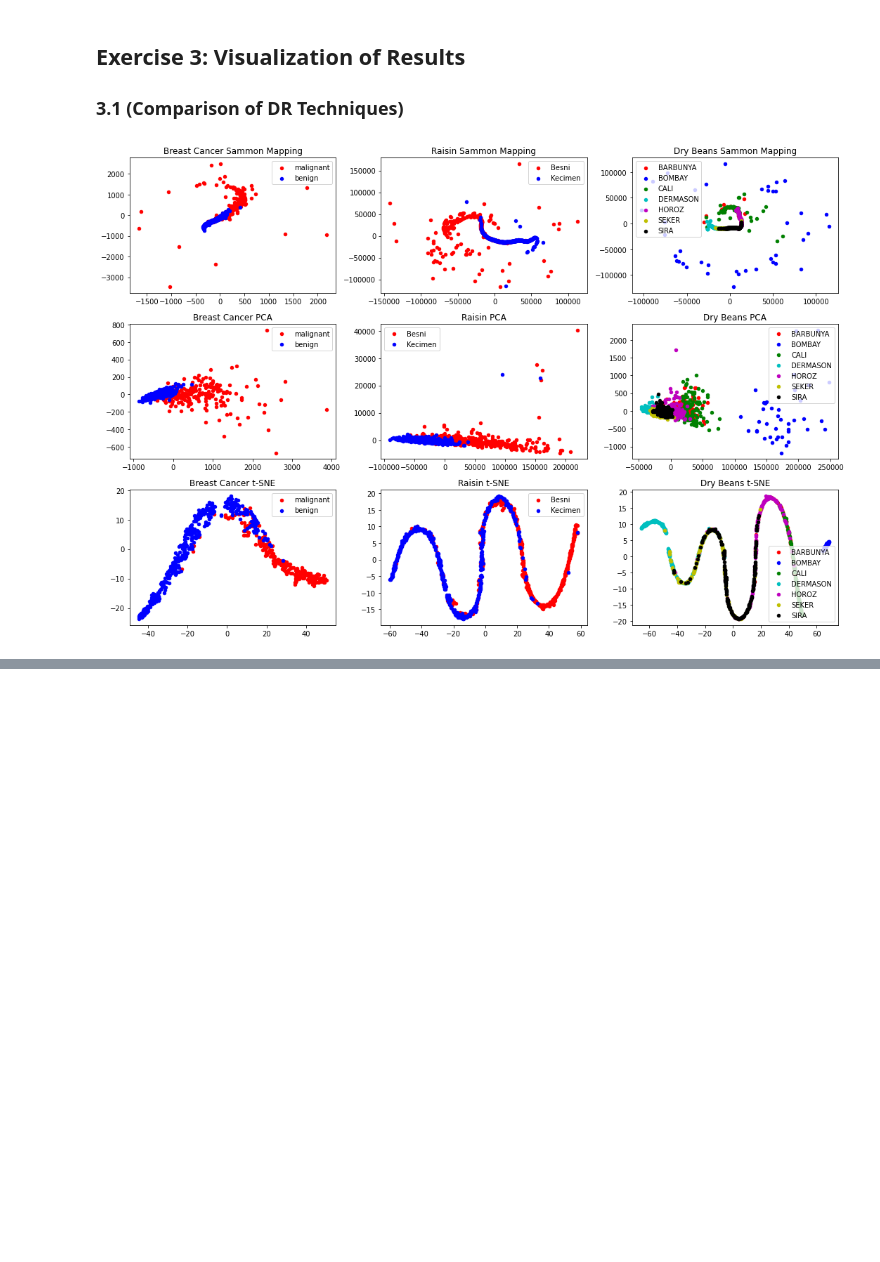
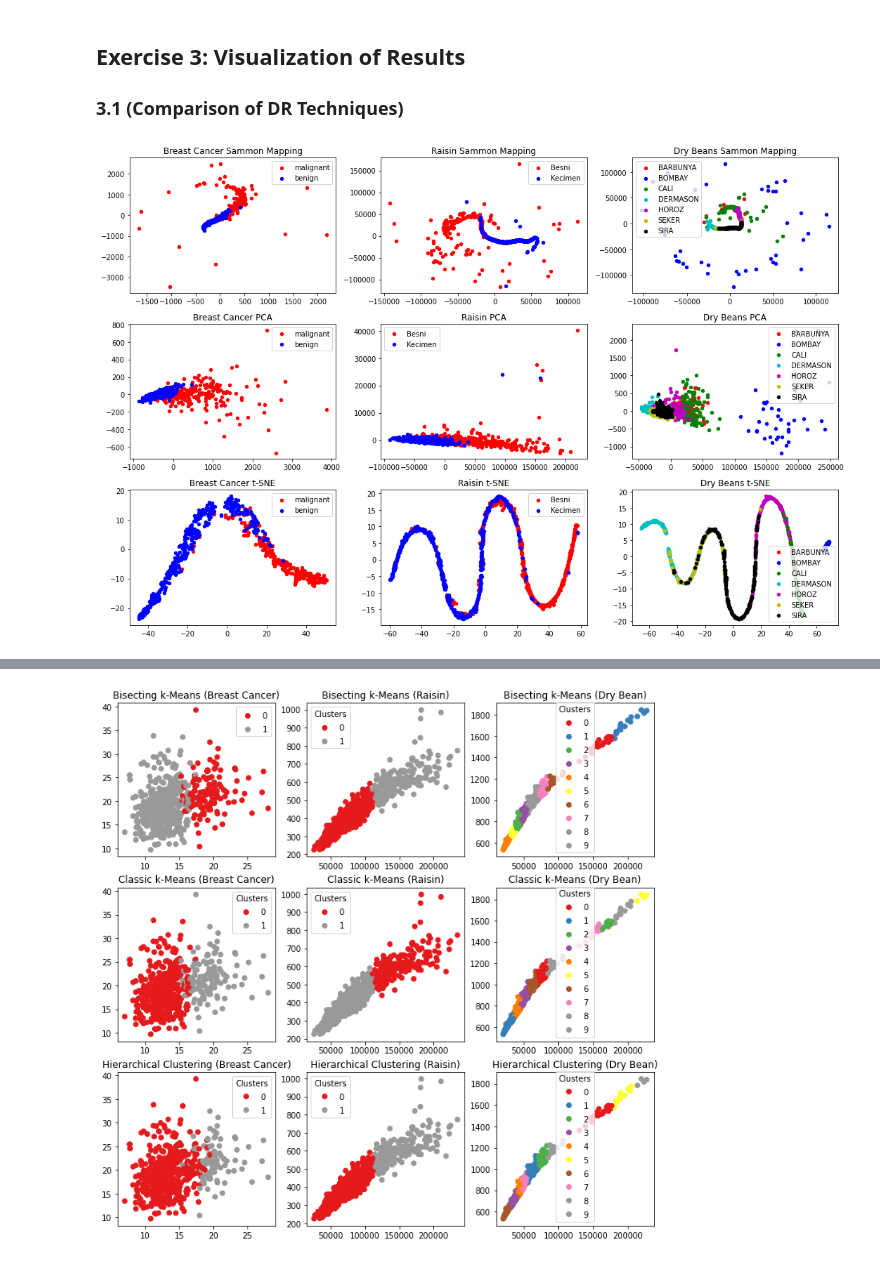
Before and after one commit to Logan-Fouts/ML_A4, a Jupyter notebook: A4.ipynb, the cells around one changed output, grey strips where cells are left out. Saved outputs shown, nothing was run; the diff lists cells and outputs as text; code cells hidden in the pictures; blank space fills up the shorter version.

```diff
--- a/A4.ipynb
+++ b/A4.ipynb
@@ -318,0 +324,92 @@ plt.show()
+# %%
+from sklearn.cluster import AgglomerativeClustering
+
+# Load Data
+subset_size = 1000
+
+bc = datasets.load_breast_cancer()
+(bcX, index) = np.unique(bc.data, axis=0, return_index=True)
+bcTarget = bc.target[index]
+bcNames = bc.target_names
+
+raisin_data = pd.read_excel("Data/Raisin_Dataset.xlsx")
+raisinX = raisin_data.drop("Class", axis=1).values
+raisinTarget = raisin_data["Class"].values
+
+bean_data = pd.read_excel("Data/Dry_Bean_Dataset.xlsx")
+beanSubset = bean_data.sample(n=subset_size, random_state=42)
+beanX = beanSubset.drop("Class", axis=1).values
+beanTarget = beanSubset["Class"].values
+
+########## Run For: Breast Cancer Set ##########
+bc_bkmeans_labels = bkmeans(bcX, k=2, iter=100)
+
+bc_kmeans = KMeans(n_clusters=2, n_init="auto")
+bc_kmeans_labels = bc_kmeans.fit_predict(bcX)
+
+bc_hierarchical = AgglomerativeClustering(n_clusters=2)
+bc_hierarchical_labels = bc_hierarchical.fit_predict(bcX)
+
+########## Run For: Raisin Set ##########
+raisin_bkmeans_labels = bkmeans(raisinX, k=2, iter=100)
+
+raisin_kmeans = KMeans(n_clusters=2, n_init="auto")
+raisin_kmeans_labels = raisin_kmeans.fit_predict(raisinX)
+
+raisin_hierarchical = AgglomerativeClustering(n_clusters=2)
+raisin_hierarchical_labels = raisin_hierarchical.fit_predict(raisinX)
+
+########## Run For: Dry Beans Set ##########
+bean_bkmeans_labels = bkmeans(beanX, k=10, iter=100)
+
+bean_kmeans = KMeans(n_clusters=10, n_init="auto")
+bean_kmeans_labels = bean_kmeans.fit_predict(beanX)
+
+bean_hierarchical = AgglomerativeClustering(n_clusters=10)
+bean_hierarchical_labels = bean_hierarchical.fit_predict(beanX)
+
+
+############################## Plotting ##############################
+fig, axes = plt.subplots(3, 3, figsize=(12, 12))
+
+qual_col_map = 'Set1'
+
+scatter = axes[0, 0].scatter(bcX[:, 0], bcX[:, 1], c=bc_bkmeans_labels, cmap=qual_col_map)
+axes[0, 0].set_title("Bisecting k-Means (Breast Cancer)")
+axes[0, 0].legend(*scatter.legend_elements())
+
+scatter = axes[0, 1].scatter(raisinX[:, 0], raisinX[:, 1], c=raisin_bkmeans_labels, cmap=qual_col_map)
+axes[0, 1].set_title("Bisecting k-Means (Raisin)")
+axes[0, 1].legend(*scatter.legend_elements(), title='Clusters')
+
+scatter = axes[0, 2].scatter(beanX[:, 0], beanX[:, 1], c=bean_bkmeans_labels, cmap=qual_col_map)
+axes[0, 2].set_title("Bisecting k-Means (Dry Bean)")
+axes[0, 2].legend(*scatter.legend_elements(), title='Clusters')
+
+scatter = axes[1, 0].scatter(bcX[:, 0], bcX[:, 1], c=bc_kmeans_labels, cmap=qual_col_map)
+axes[1, 0].set_title("Classic k-Means (Breast Cancer)")
+axes[1, 0].legend(*scatter.legend_elements(), title='Clusters')
+
+scatter = axes[1, 1].scatter(raisinX[:, 0], raisinX[:, 1], c=raisin_kmeans_labels, cmap=qual_col_map)
+axes[1, 1].set_title("Classic k-Means (Raisin)")
+axes[1, 1].legend(*scatter.legend_elements(), title='Clusters')
+
+scatter = axes[1, 2].scatter(beanX[:, 0], beanX[:, 1], c=bean_kmeans_labels, cmap=qual_col_map)
+axes[1, 2].set_title("Classic k-Means (Dry Bean)")
+axes[1, 2].legend(*scatter.legend_elements(), title='Clusters')
+
+scatter = axes[2, 0].scatter(bcX[:, 0], bcX[:, 1], c=bc_hierarchical_labels, cmap=qual_col_map)
+axes[2, 0].set_title("Hierarchical Clustering (Breast Cancer)")
+axes[2, 0].legend(*scatter.legend_elements(), title='Clusters')
+
+scatter = axes[2, 1].scatter(raisinX[:, 0], raisinX[:, 1], c=raisin_hierarchical_labels, cmap=qual_col_map)
+axes[2, 1].set_title("Hierarchical Clustering (Raisin)")
+axes[2, 1].legend(*scatter.legend_elements(), title='Clusters')
+
+scatter = axes[2, 2].scatter(beanX[:, 0], beanX[:, 1], c=bean_hierarchical_labels, cmap=qual_col_map)
+axes[2, 2].set_title("Hierarchical Clustering (Dry Bean)")
+axes[2, 2].legend(*scatter.legend_elements(), title='Clusters')
+
+plt.show()
+# %% [output]
+[figure, added]
```
Also changed, not shown: parts of 3 cells of this notebook, 1 other file.
